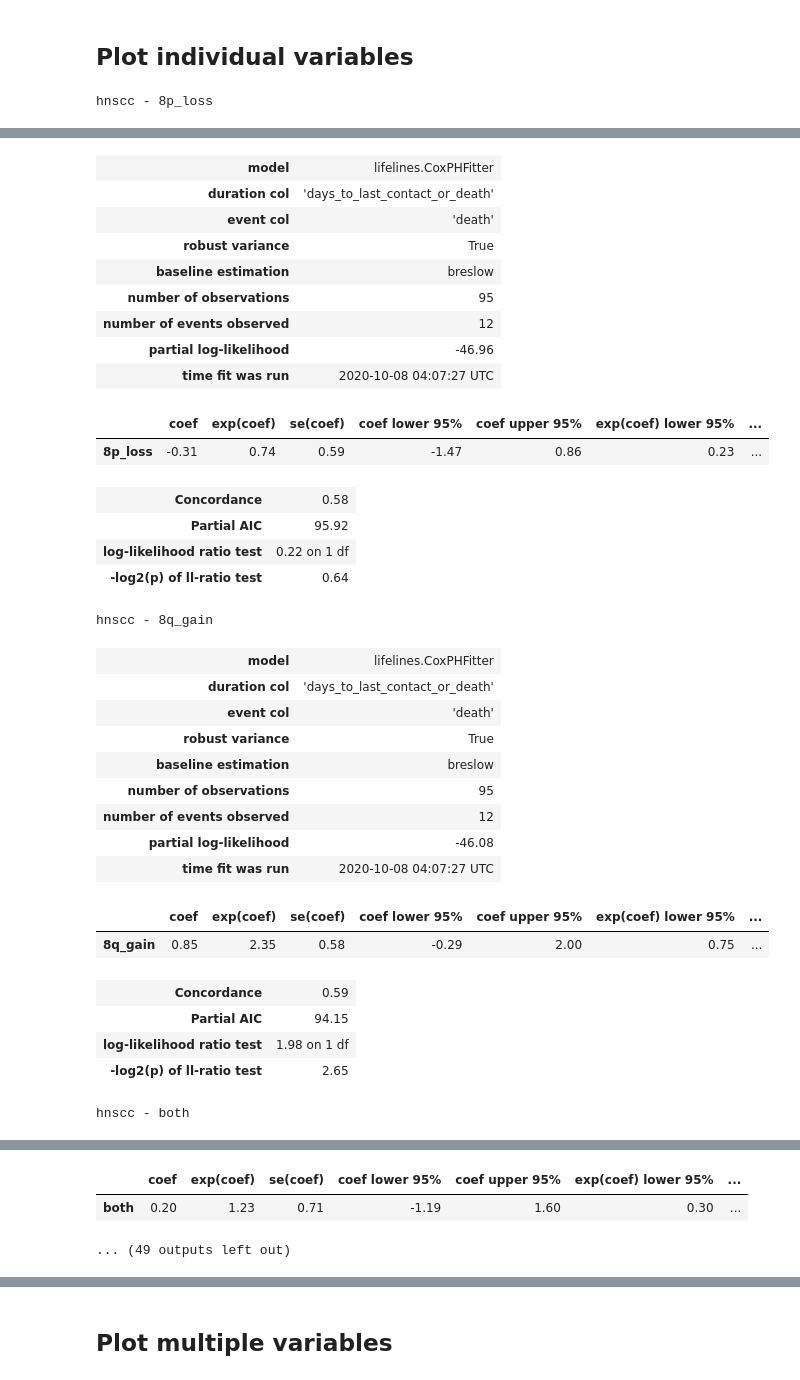
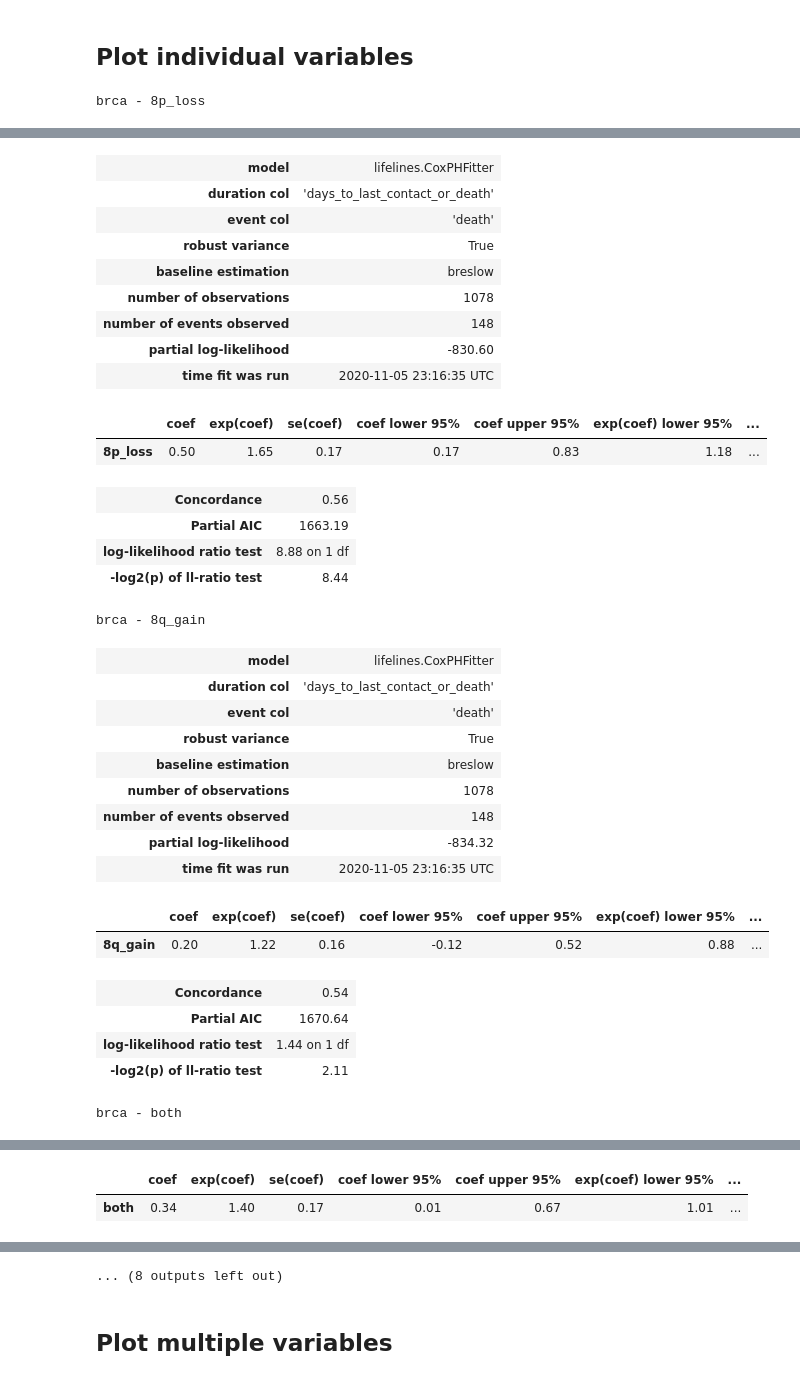
Before and after one commit to PayneLab/pancancerCNV, a Jupyter notebook: tcga_data/chromosome_8/16_survival_analysis.ipynb, the cells around one changed output, grey strips where cells are left out. Saved outputs shown, nothing was run; the diff lists cells and outputs as text; code cells hidden in the pictures.

```diff
--- a/tcga_data/chromosome_8/16_survival_analysis.ipynb
+++ b/tcga_data/chromosome_8/16_survival_analysis.ipynb
@@ -125,0 +17,9 @@ def prepare_plot_table(ds):
+# %%
+cancer_types = [
+    "brca",
+#     "colon",
+#     "hnscc",
+#     "lscc",
+#     "luad",
+#     "ovarian"
+]
@@ -171,10 +124,10 @@ def plot_single_var_survival(cancer_type, df, cnv_col):
         title=plot_title
     )
 # %%
-for cancer_type, ds in dss.items():
-    df = prepare_plot_table(ds)
+for cancer_type in cancer_types:
+    df = prepare_plot_table(cancer_type)
     for cnv_col in ["8p_loss", "8q_gain", "both", "neither"]:
         sel_df = df[["death", "days_to_last_contact_or_death", cnv_col]]
         plot_single_var_survival(cancer_type, sel_df, cnv_col)
 # %% [output]
-hnscc - 8p_loss
+brca - 8p_loss
@@ -182,35 +134,35 @@ cptac warning: The HNSCC data is currently strictly reserved for CPTAC investiga
 | model | lifelines.CoxPHFitter |
 | duration col | 'days_to_last_contact_or_death' |
 | event col | 'death' |
 | robust variance | True |
 | baseline estimation | breslow |
-| number of observations | 95 |
-| number of events observed | 12 |
-| partial log-likelihood | -46.96 |
-| time fit was run | 2020-10-08 04:07:27 UTC |
+| number of observations | 1078 |
+| number of events observed | 148 |
+| partial log-likelihood | -830.60 |
+| time fit was run | 2020-11-05 23:16:35 UTC |
 |  | coef | exp(coef) | se(coef) | coef lower 95% | coef upper 95% | exp(coef) lower 95% | ... |
-| 8p_loss | -0.31 | 0.74 | 0.59 | -1.47 | 0.86 | 0.23 | ... |
+| 8p_loss | 0.50 | 1.65 | 0.17 | 0.17 | 0.83 | 1.18 | ... |
-| Concordance | 0.58 |
-| Partial AIC | 95.92 |
-| log-likelihood ratio test | 0.22 on 1 df |
-| -log2(p) of ll-ratio test | 0.64 |
+| Concordance | 0.56 |
+| Partial AIC | 1663.19 |
+| log-likelihood ratio test | 8.88 on 1 df |
+| -log2(p) of ll-ratio test | 8.44 |
-hnscc - 8q_gain
+brca - 8q_gain
 | model | lifelines.CoxPHFitter |
 | duration col | 'days_to_last_contact_or_death' |
 | event col | 'death' |
 | robust variance | True |
 | baseline estimation | breslow |
-| number of observations | 95 |
-| number of events observed | 12 |
-| partial log-likelihood | -46.08 |
-| time fit was run | 2020-10-08 04:07:27 UTC |
+| number of observations | 1078 |
+| number of events observed | 148 |
+| partial log-likelihood | -834.32 |
+| time fit was run | 2020-11-05 23:16:35 UTC |
 |  | coef | exp(coef) | se(coef) | coef lower 95% | coef upper 95% | exp(coef) lower 95% | ... |
-| 8q_gain | 0.85 | 2.35 | 0.58 | -0.29 | 2.00 | 0.75 | ... |
+| 8q_gain | 0.20 | 1.22 | 0.16 | -0.12 | 0.52 | 0.88 | ... |
-| Concordance | 0.59 |
-| Partial AIC | 94.15 |
-| log-likelihood ratio test | 1.98 on 1 df |
-| -log2(p) of ll-ratio test | 2.65 |
+| Concordance | 0.54 |
+| Partial AIC | 1670.64 |
+| log-likelihood ratio test | 1.44 on 1 df |
+| -log2(p) of ll-ratio test | 2.11 |
-hnscc - both
+brca - both
 | model | lifelines.CoxPHFitter |
 | duration col | 'days_to_last_contact_or_death' |
 | event col | 'death' |
@@ -223,3 +175,2 @@ hnscc - both
 |  | coef | exp(coef) | se(coef) | coef lower 95% | coef upper 95% | exp(coef) lower 95% | ... |
-| both | 0.20 | 1.23 | 0.71 | -1.19 | 1.60 | 0.30 | ... |
+| both | 0.34 | 1.40 | 0.17 | 0.01 | 0.67 | 1.01 | ... |
-... (49 outputs left out)
@@ -226,3 +181,4 @@ hnscc - both
+... (8 outputs left out)
 # %% [markdown]
 ## Plot multiple variables
 # %%
```
Also changed, not shown: parts of 17 cells of this notebook.
